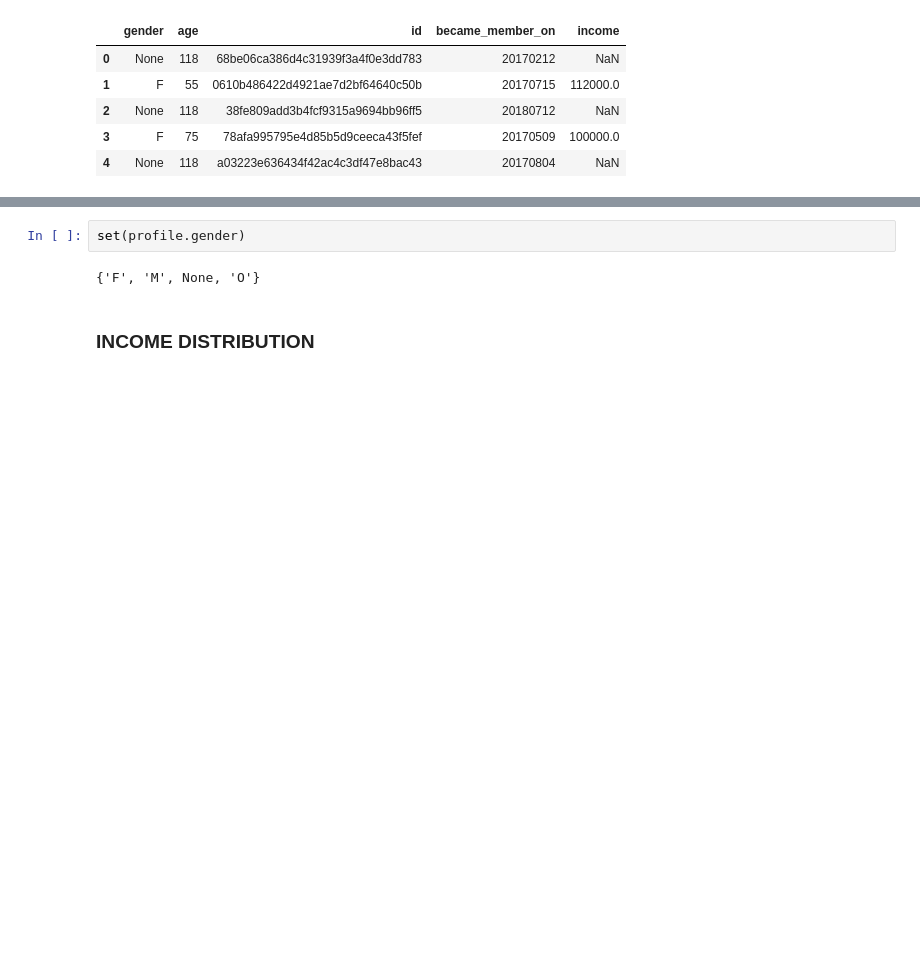
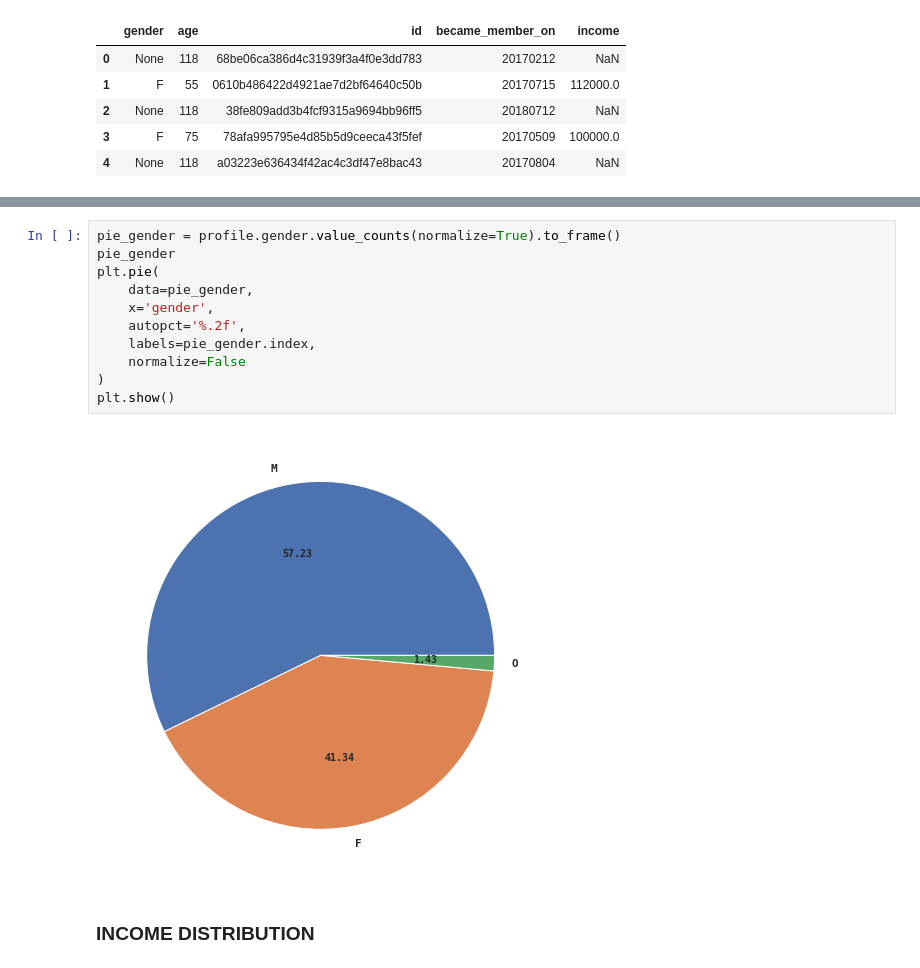
Before and after one commit to 6one2/StarbucksChallenge, a Jupyter notebook: devStarbucks.ipynb, the cells around one changed output, grey strips where cells are left out. Cells and saved outputs as stored; diff of their text form; blank space fills up the shorter version.

```diff
--- a/devStarbucks.ipynb
+++ b/devStarbucks.ipynb
@@ -371,7 +567,16 @@ profile.became_member_on.min(), profile.became_member_on.max()
-# %%
-set(profile.gender)
-# %% [output]
-{'F', 'M', None, 'O'}
+# %%
+pie_gender = profile.gender.value_counts(normalize=True).to_frame()
+pie_gender
+plt.pie(
+    data=pie_gender,
+    x='gender',
+    autopct='%.2f',
+    labels=pie_gender.index,
+    normalize=False
+)
+plt.show()
+# %% [output]
+[figure, added]
 # %% [markdown]
 ### __INCOME DISTRIBUTION__
 # %%
```
Also changed, not shown: parts of 77 cells of this notebook, 1 other file.
